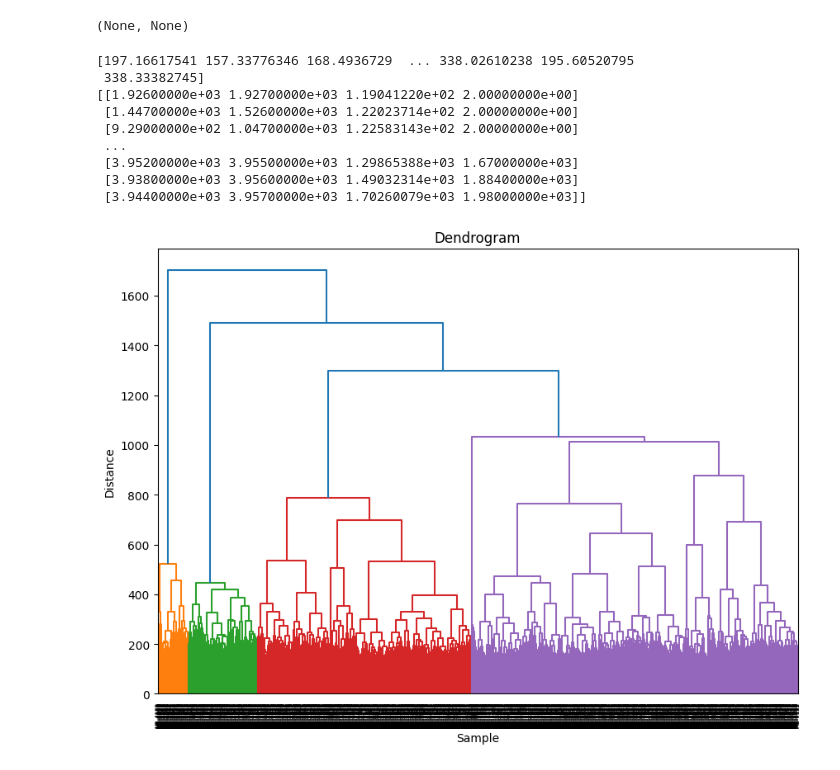
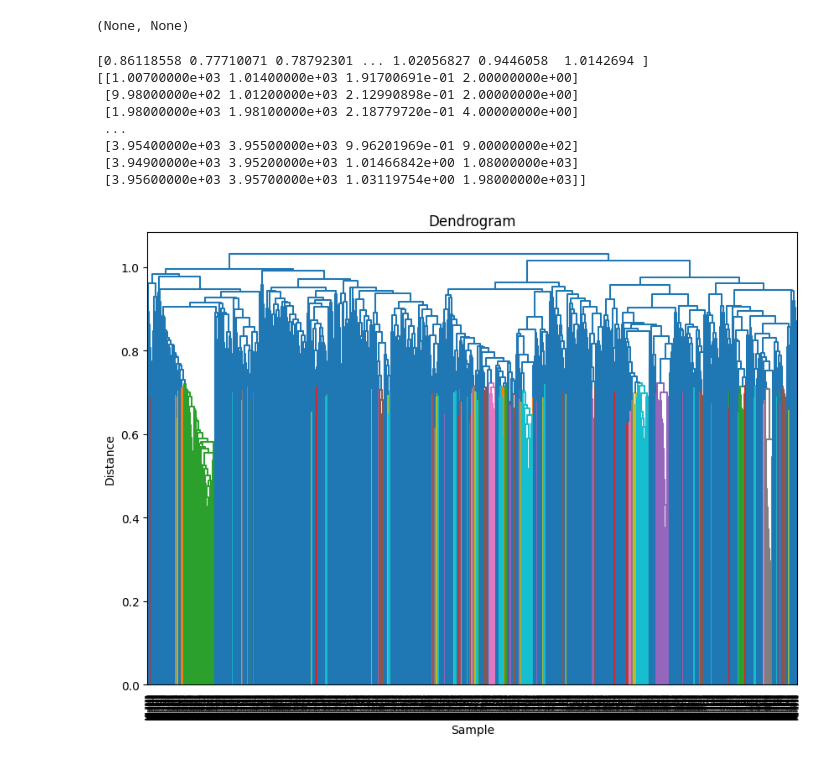
Before and after one commit to willyzzz/Barlow_twins_genes, a Jupyter notebook: data_analysis.ipynb, the cells around one changed output. Saved outputs shown, nothing was run; the diff lists cells and outputs as text; code cells hidden in the pictures.

Commit message:
distance_and linkage_update

```diff
--- a/data_analysis.ipynb
+++ b/data_analysis.ipynb
@@ -64,18 +64,18 @@ import seaborn as sns
 import matplotlib.pyplot as plt
 from sklearn.preprocessing import StandardScaler
 
-def hierarchical_clustering(df):
+def hierarchical_clustering(df, metric, method):
 
     scaler = StandardScaler()
     df_scaled = pd.DataFrame(scaler.fit_transform(df), index=df.index, columns=df.columns)
 
 
-    distance_matrix = sch.distance.pdist(df_scaled, metric='euclidean')
+    distance_matrix = sch.distance.pdist(df_scaled, metric= metric)
 
     print(distance_matrix)
 
 
-    linkage_matrix = sch.linkage(distance_matrix, method='ward')
+    linkage_matrix = sch.linkage(distance_matrix, method= method)
 
     print(linkage_matrix)
 
@@ -122,16 +122,16 @@ tsne_show(exp), tsne_show(embedding)
 [figure]
 (None, None)
 # %%
-hierarchical_clustering(exp)
+# original
+hierarchical_clustering(exp, metric = 'correlation', method = 'average')
 # %% [output]
-[197.16617541 157.33776346 168.4936729  ... 338.02610238 195.60520795
- 338.33382745]
-[[1.92600000e+03 1.92700000e+03 1.19041220e+02 2.00000000e+00]
- [1.44700000e+03 1.52600000e+03 1.22023714e+02 2.00000000e+00]
- [9.29000000e+02 1.04700000e+03 1.22583143e+02 2.00000000e+00]
+[0.86118558 0.77710071 0.78792301 ... 1.02056827 0.9446058  1.0142694 ]
+[[1.00700000e+03 1.01400000e+03 1.91700691e-01 2.00000000e+00]
+ [9.98000000e+02 1.01200000e+03 2.12990898e-01 2.00000000e+00]
+ [1.98000000e+03 1.98100000e+03 2.18779720e-01 4.00000000e+00]
  ...
- [3.95200000e+03 3.95500000e+03 1.29865388e+03 1.67000000e+03]
- [3.93800000e+03 3.95600000e+03 1.49032314e+03 1.88400000e+03]
- [3.94400000e+03 3.95700000e+03 1.70260079e+03 1.98000000e+03]]
+ [3.95400000e+03 3.95500000e+03 9.96201969e-01 9.00000000e+02]
+ [3.94900000e+03 3.95200000e+03 1.01466842e+00 1.08000000e+03]
+ [3.95600000e+03 3.95700000e+03 1.03119754e+00 1.98000000e+03]]
-[figure, old version]
+[figure, new version]
 # %%
```
Also changed, not shown: parts of 3 cells of this notebook.
